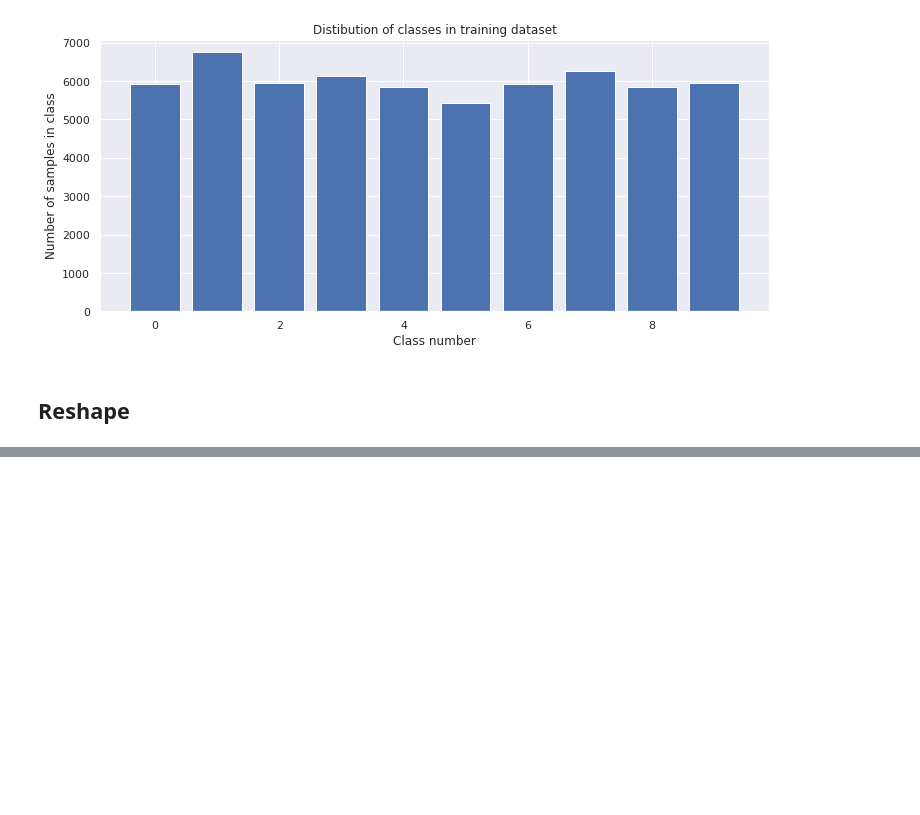
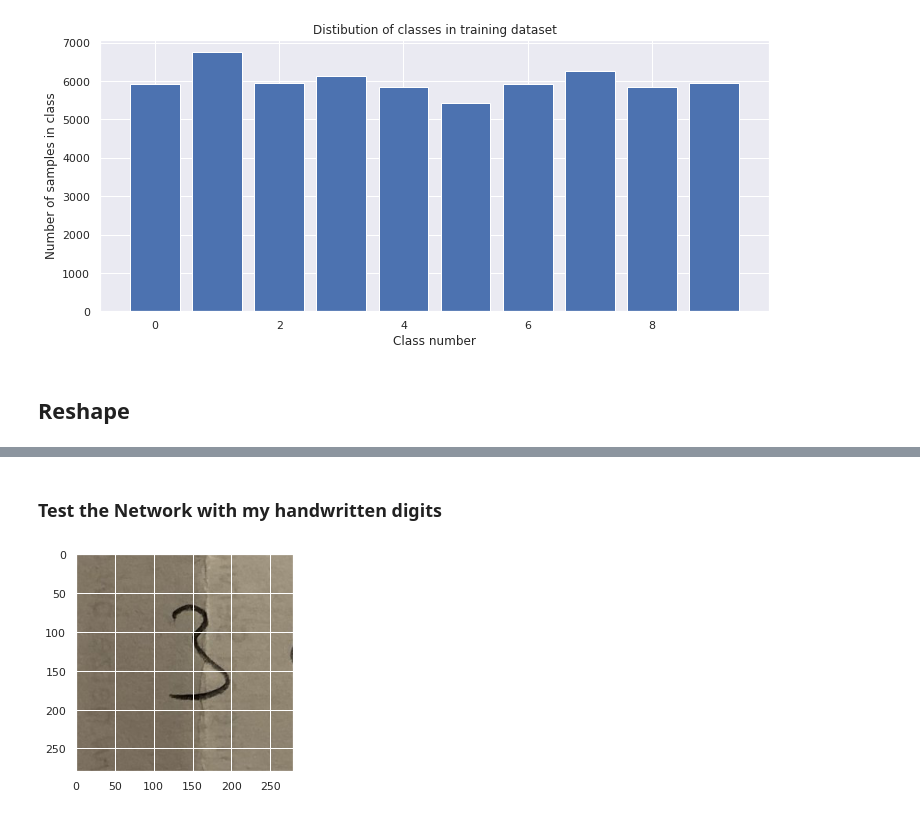
Before and after one commit to tegerte/1, a Jupyter notebook: CNN.ipynb, the cells around one changed output, grey strips where cells are left out. Cells and saved outputs as stored; diff of their text form; code cells hidden in the pictures; blank space fills up the shorter version.

```diff
--- a/CNN.ipynb
+++ b/CNN.ipynb
@@ -171,6 +173,10 @@ Epoch 10/10
+# %% [markdown]
+### Test the Network with my handwritten digits
 # %%
-url = 'https://encrypted-tbn0.gstatic.com/images?q=tbn:ANd9GcST8KzXHtkSHcxzdpnllMhAj0upLEwnNFdtY6j4YUPcmaf4Ty3u'
-url = 'https://www.researchgate.net/profile/Jose_Sempere/publication/221258631/figure/fig1/AS:305526891139075@1449854695342/Handwritten-digit-2.png'
-response = requests.get(url, stream=True)
-# img_raw = Image.open(response.raw)
-# plt.imshow(img_raw, cmap=plt.get_cmap('gray'));
+# url = 'https://encrypted-tbn0.gstatic.com/images?q=tbn:ANd9GcST8KzXHtkSHcxzdpnllMhAj0upLEwnNFdtY6j4YUPcmaf4Ty3u'
+# url = 'https://www.researchgate.net/profile/Jose_Sempere/publication/221258631/figure/fig1/AS:305526891139075@1449854695342/Handwritten-digit-2.png'
+# response = requests.get(url, stream=True)
+img_raw = Image.open('3.jpeg')
+plt.imshow(img_raw);
+# %% [output]
+[figure, added]
```
Also changed, not shown: parts of 8 cells of this notebook.
